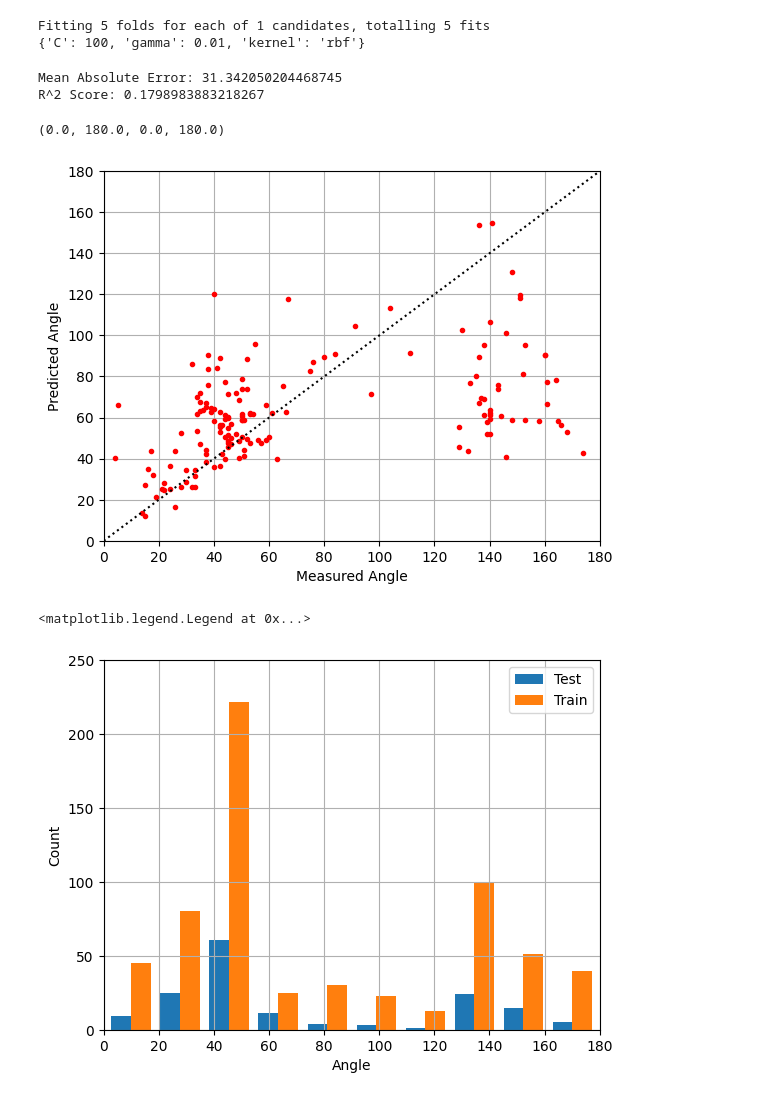
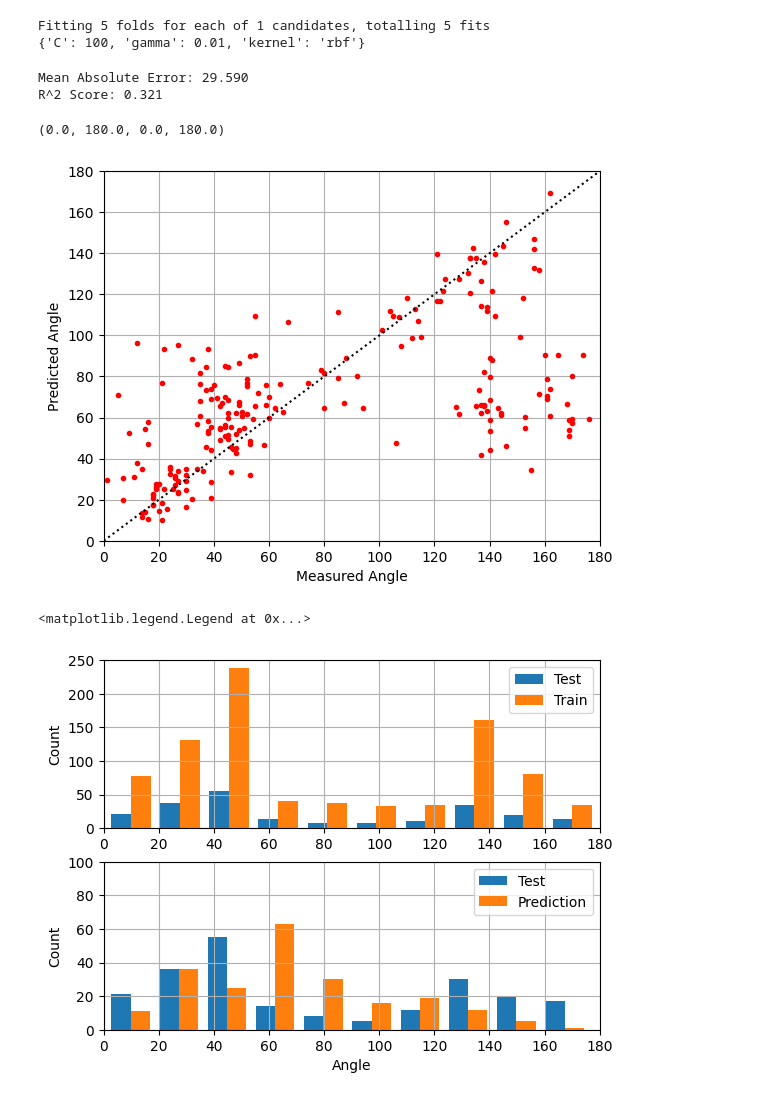
Before and after one commit to hkc5/fiber-prediction, a Jupyter notebook: main.ipynb, the cells around one changed output. Drawn from its saved outputs; the diff is of its cells as text; code cells hidden in the pictures.

Commit message:
check errors

```diff
--- a/main.ipynb
+++ b/main.ipynb
@@ -24,9 +24,10 @@ from sklearn.metrics import mean_absolute_error, r2_score
 # %%
 from IPython.display import clear_output
 
-def get_feature_vector(image_directory, grid_q= 4, orientation= 8):
+def get_feature_vector(image_directory, grid_q= 4, orientation= 8, edge= False):
     img= cv2.imread(image_directory, cv2.IMREAD_GRAYSCALE)
-    edges= cv2.Canny(img, 50, 200)
+    if edge== True:
+        img= cv2.Canny(img, 100, 200)
 
     hog_features = hog(img, orientations= orientation, pixels_per_cell= (int(img.shape[0]/grid_q), int(img.shape[1]/grid_q)),
                     cells_per_block=(1, 1), feature_vector= True)
@@ -35,10 +36,10 @@ def get_feature_vector(image_directory, grid_q= 4, orientation= 8):
 
 
 feature_matrix= []
-for i in range(1, 1000):
-    img_dir= "./pictures/" + str(i) + ".png"
+for i in range(1, 1300):
+    img_dir= "./pictures2/" + str(i) + ".png"
     try:
-        feature_vec= get_feature_vector(img_dir, grid_q= 3, orientation= 8)
+        feature_vec= get_feature_vector(img_dir, grid_q= 3, orientation= 12, edge= False)
         feature_matrix.append(feature_vec)
     except:
         pass
@@ -46,6 +47,6 @@ for i in range(1, 1000):
 clear_output()
 feature_matrix= np.array(feature_matrix)
 
-print(feature_matrix.shape)
-print(sum(sum(feature_matrix== 0))/feature_matrix.size)
+zero_ratio= sum(sum(feature_matrix== 0))/feature_matrix.size
+print(f"Zero feature ratio: {zero_ratio:.3f}", )
 # %% [output]
@@ -59,13 +59,13 @@ feature_matrix= scaler.fit_transform(feature_matrix)
 
 pca= PCA()
 principal_components= pca.fit_transform(feature_matrix)
-required_variance= .9
+required_variance= .99
 no_components= sum(pca.explained_variance_ratio_.cumsum() < required_variance) + 1
 
 pca_var= PCA(no_components)
 principal_matrix= pca_var.fit_transform(feature_matrix)
 
-with open("labels.csv") as f:
+with open("labels2.csv") as f:
     l= f.read()
     try: # Mac
         int(l[1:2])
@@ -75,8 +75,10 @@ with open("labels.csv") as f:
 
     labels= np.array(l.split(), dtype= int)
 
+labels= labels[0:feature_matrix.shape[0]]
+
 nonzero_index= labels!= 0
 labels= labels[nonzero_index]
 principal_matrix= principal_matrix[nonzero_index]
-print(principal_matrix.shape)
+print(f"Initial features: {feature_matrix.shape[1]} Final features: {principal_matrix.shape[1]}")
 # %% [output]
@@ -112,11 +115,11 @@ mae= mean_absolute_error(y_test, y_pred)
 
 r2= r2_score(y_test, y_pred)
 
-print(f"Mean Absolute Error: {mae}")
-print(f"R^2 Score: {r2}")
+print(f"Mean Absolute Error: {mae:.3f}")
+print(f"R^2 Score: {r2:.3f}")
 # %% [output]
-Mean Absolute Error: 31.342050204468745
-R^2 Score: 0.1798983883218267
+Mean Absolute Error: 29.590
+R^2 Score: 0.321
 # %%
 plt.plot(y_test, y_pred, "r.")
 plt.plot(np.arange(0, 180), np.arange(0, 180), "k:")
@@ -126,14 +129,27 @@ plt.ylabel("Predicted Angle")
 plt.axis([0, 180, 0, 180])
 # %% [output]
 (0.0, 180.0, 0.0, 180.0)
-[figure, old version]
+[figure, new version]
 # %%
+plt.subpl
+
+
+
+
+
+asdasdasddsalöasdlsadot(211)
 plt.hist([y_test, y_train])
+plt.grid()
+plt.ylabel("Count")
+plt.axis([0, 180, 0, 250])
+plt.legend(["Test", "Train"])
+plt.subplot(212)
+plt.hist([y_test, y_pred])
 plt.grid()
 plt.xlabel("Angle")
 plt.ylabel("Count")
-plt.axis([0, 180, 0, 250])
-plt.legend(["Test", "Train"])
+plt.axis([0, 180, 0, 100])
+plt.legend(["Test", "Prediction"])
 # %% [output]
 <matplotlib.legend.Legend at 0x...>
-[figure, old version]
+[figure, new version]
```
Also changed, not shown: parts of 3 cells of this notebook.
